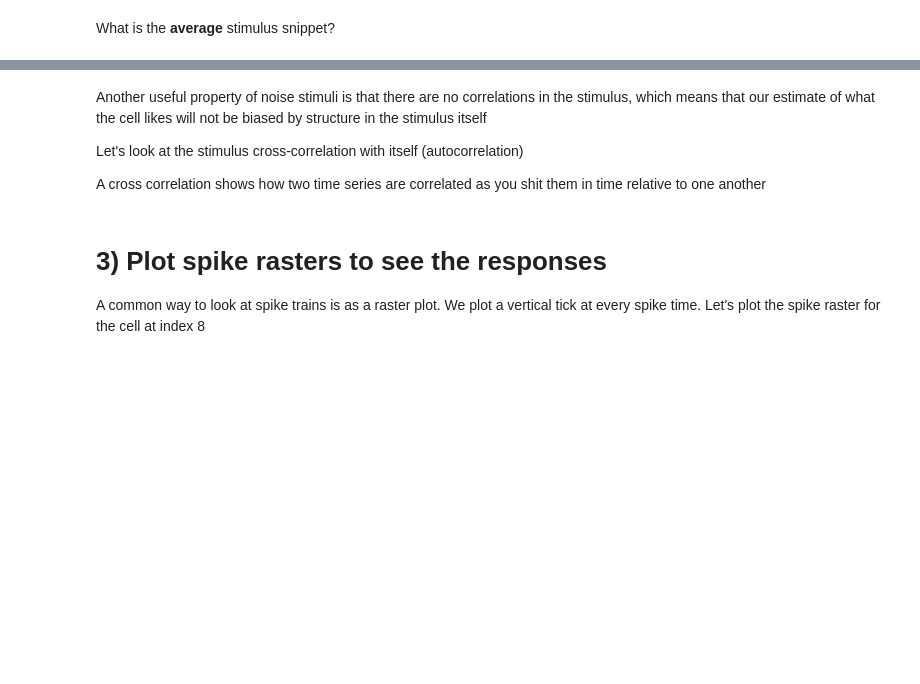
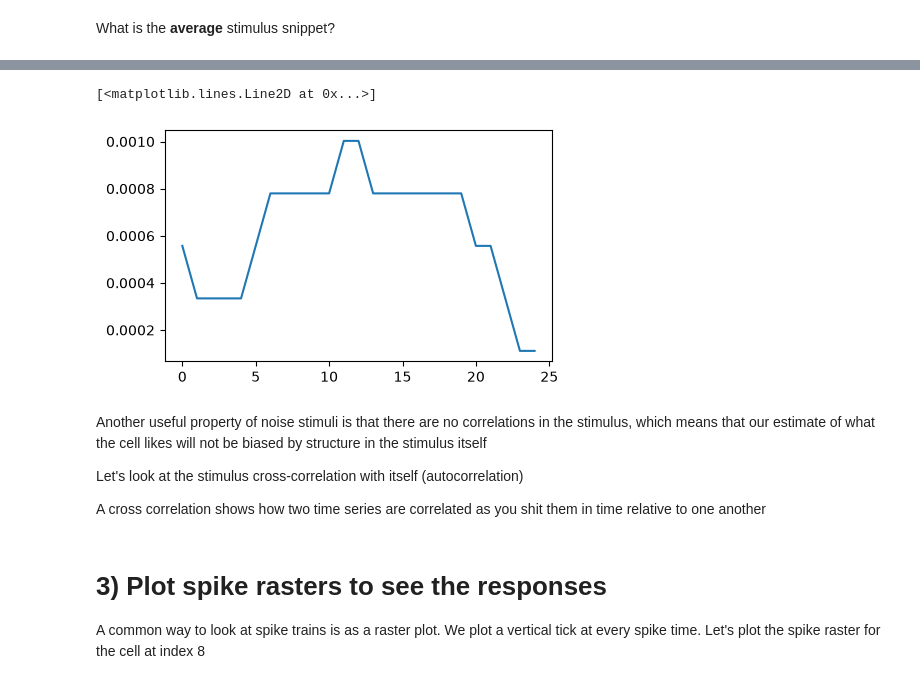
Before and after one commit to ajmarino01/BIO558AlainaMarino, a Jupyter notebook: miniproject_2_blank.ipynb, the cells around one changed output, grey strips where cells are left out. Saved outputs shown, nothing was run; the diff lists cells and outputs as text; code cells hidden in the pictures; blank space fills up the shorter version.

```diff
--- a/miniproject_2_blank.ipynb
+++ b/miniproject_2_blank.ipynb
@@ -177,3 +189,11 @@ What is the **average** stimulus snippet?
+# %%
+mean_stimulus_snippet = np.mean(stim_snippets, axis = 0)
+mean_stimulus_snippet.shape
+fh, ax = plt.subplots(1, 1, figsize=(5,3))
+plt.plot(mean_stimulus_snippet)
+# %% [output]
+[<matplotlib.lines.Line2D at 0x...>]
+[figure, added]
 # %% [markdown]
 Another useful property of noise stimuli is that there are no correlations in the stimulus, which means that our estimate of what the cell likes will not be biased by structure in the stimulus itself
 
```
Also changed, not shown: parts of 6 cells of this notebook.
